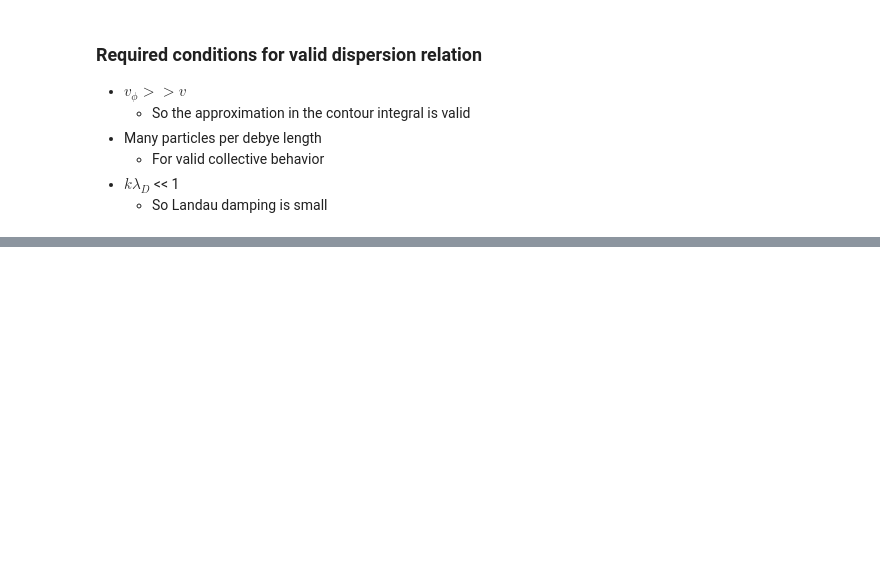
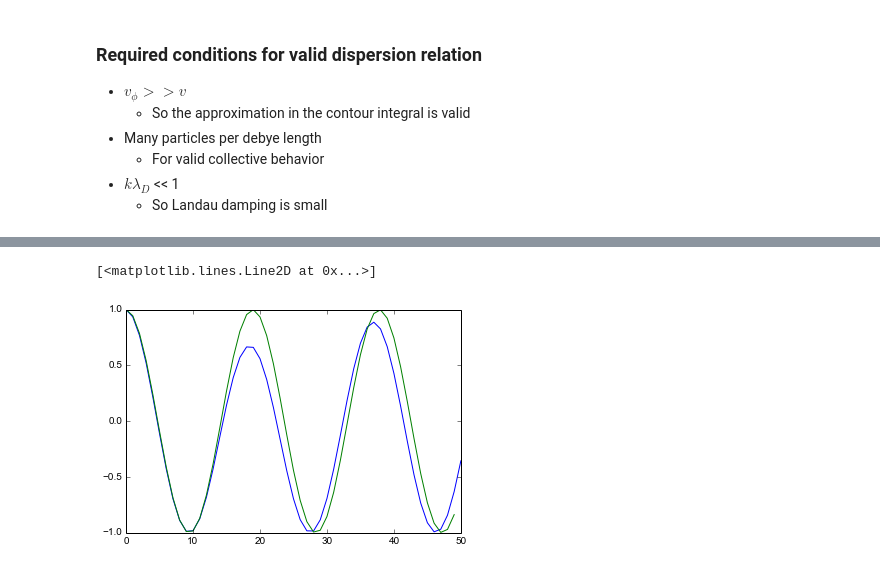
Before and after one commit to shigh/pyes1, a Jupyter notebook: pyes1/1d2v-warm.ipynb, the cells around one changed output, grey strips where cells are left out. Cells and saved outputs as stored; diff of their text form; code cells hidden in the pictures; blank space fills up the shorter version.

```diff
--- a/pyes1/1d2v-warm.ipynb
+++ b/pyes1/1d2v-warm.ipynb
@@ -100,6 +106,15 @@ if False:
     plt.subplot(1,2,2)
     plt.plot(v_vals, expected)
     plt.hist(vx[-1,:], bins=20, normed=True);
+# %%
+rk = np.fft.rfft(rho, axis=1)[:, k]
+rk = np.real(rk*rk.conj())
+plt.plot(rk/np.max(rk)*2-1)
+t_vals = np.linspace(0, nt*dt, nt)
+plt.plot(np.cos(wp*t_vals*2))
+# %% [output]
+[<matplotlib.lines.Line2D at 0x...>]
+[figure, added]
 # %%
 rk = np.fft.rfft(rho, axis=1)[:, k]
 rk = np.real(rk*rk.conj())
```
Also changed, not shown: parts of 3 cells of this notebook.
